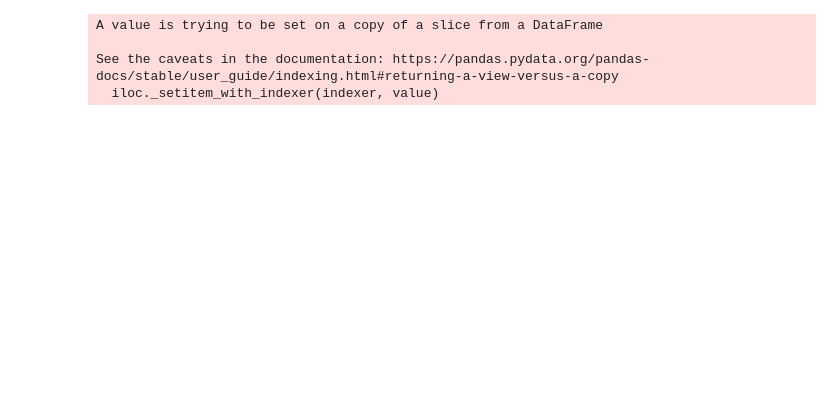
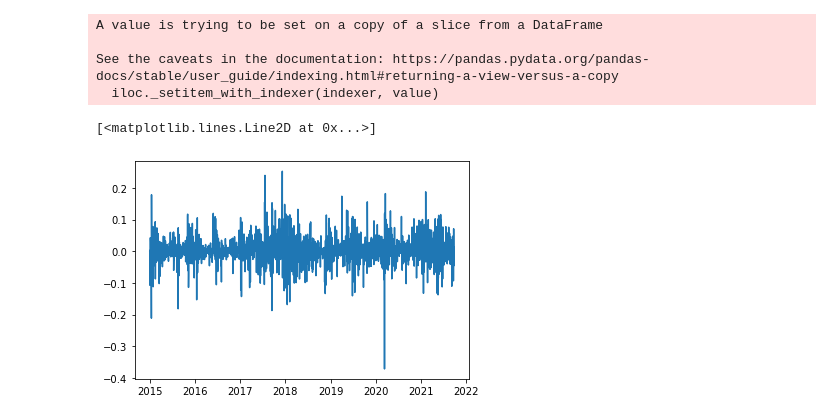
Before and after one commit to jquibla/Crypto_Predictor, a Jupyter notebook: bitcoin_proc_data_gen.ipynb, the cells around one changed output. Saved outputs shown, nothing was run; the diff lists cells and outputs as text; code cells hidden in the pictures; blank space fills up the shorter version.

```diff
--- a/bitcoin_proc_data_gen.ipynb
+++ b/bitcoin_proc_data_gen.ipynb
@@ -125,3 +137,10 @@ A value is trying to be set on a copy of a slice from a DataFrame
 
 See the caveats in the documentation: https://pandas.pydata.org/pandas-docs/stable/user_guide/indexing.html#returning-a-view-versus-a-copy
   iloc._setitem_with_indexer(indexer, value)
+# %%
+#Let's take a look at the variation data
+#I think everything outside the variation range [-0.15,0.15] is an outlier
+plt.plot(btc_hist_m['Date'], btc_hist_m['var_dia_ant'])
+# %% [output]
+[<matplotlib.lines.Line2D at 0x...>]
+[figure, added]
```
Also changed, not shown: parts of 20 cells of this notebook, 6 other files.
